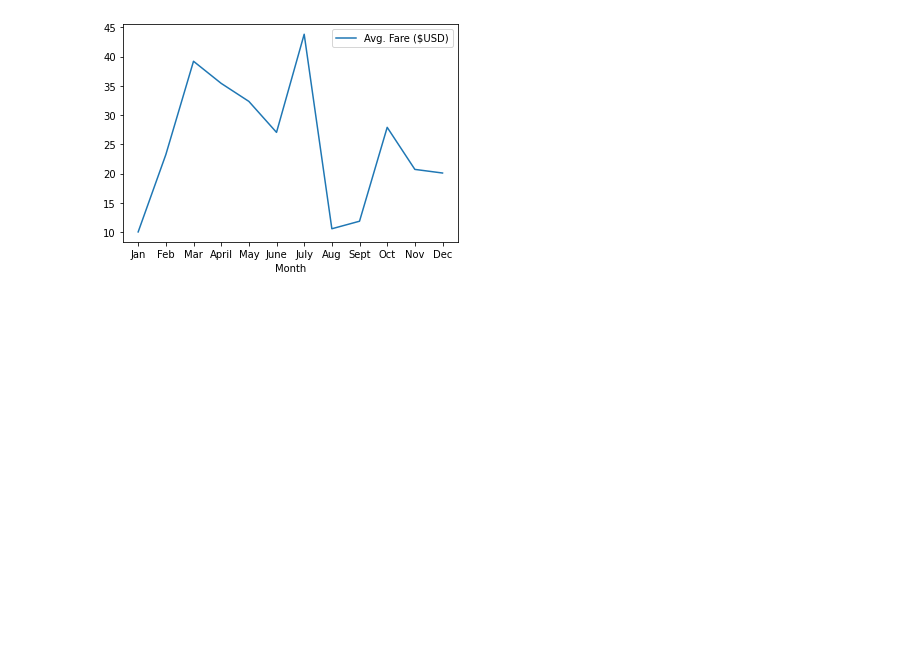
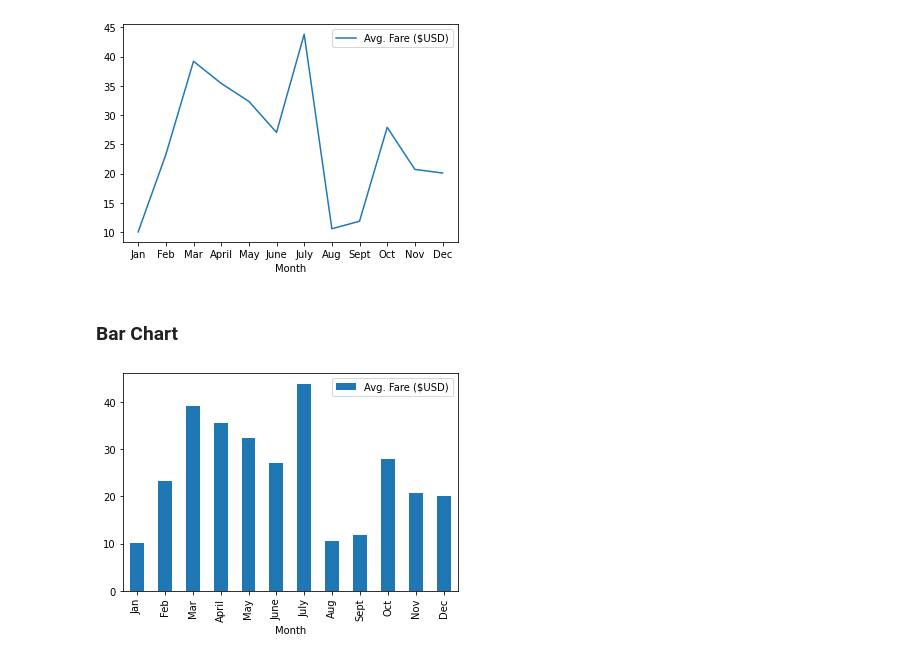
Before and after one commit to Peteresis/PyBer_Analysis, a Jupyter notebook: PyBer matplotlib Practice - Section 5.1.10 Plot a Pandas DataFrame and Series.ipynb, the cells around one changed output. Drawn from its saved outputs; the diff is of its cells as text; code cells hidden in the pictures; blank space fills up the shorter version.

```diff
--- a/PyBer matplotlib Practice - Section 5.1.10 Plot a Pandas DataFrame and Series.ipynb
+++ b/PyBer matplotlib Practice - Section 5.1.10 Plot a Pandas DataFrame and Series.ipynb
@@ -48,3 +54,10 @@ plt.xticks(tick_locations, pyber_ride_df["Month"])
 plt.show()
 # %% [output]
 [figure]
+# %% [markdown]
+### Bar Chart
+# %%
+pyber_ride_df.plot.bar(x="Month", y="Avg. Fare ($USD)")
+plt.show()
+# %% [output]
+[figure, added]
```
Also changed, not shown: parts of 14 cells of this notebook, 2 other files.
